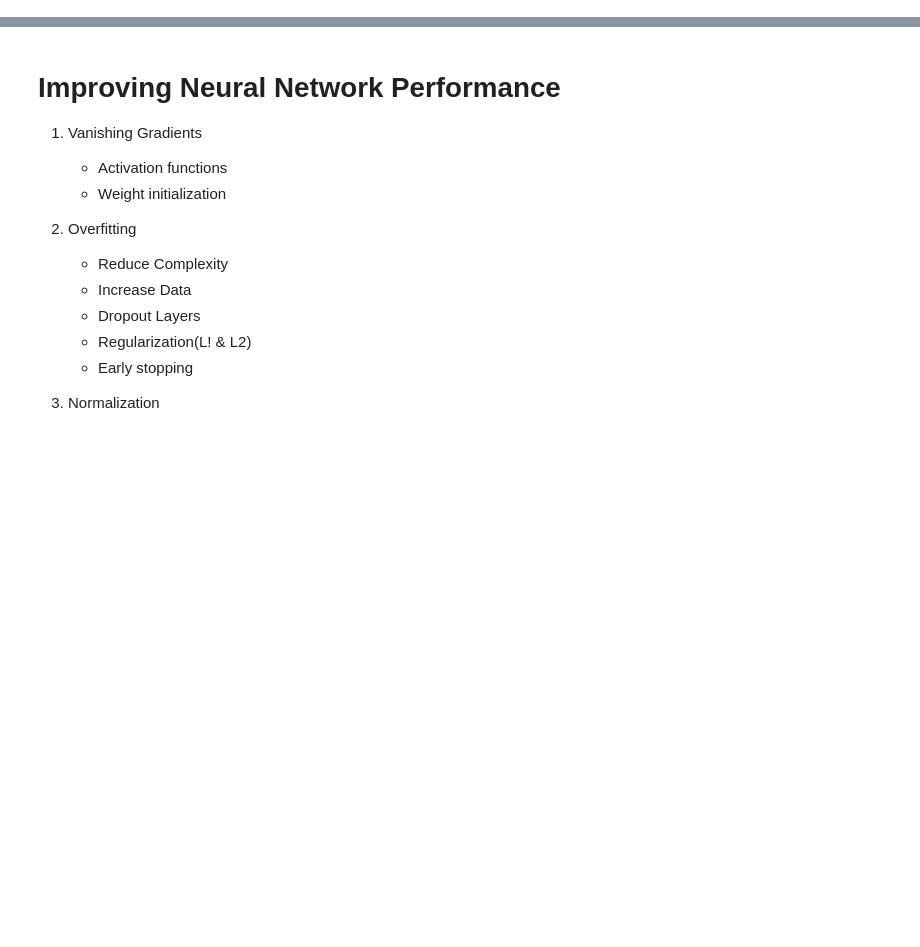
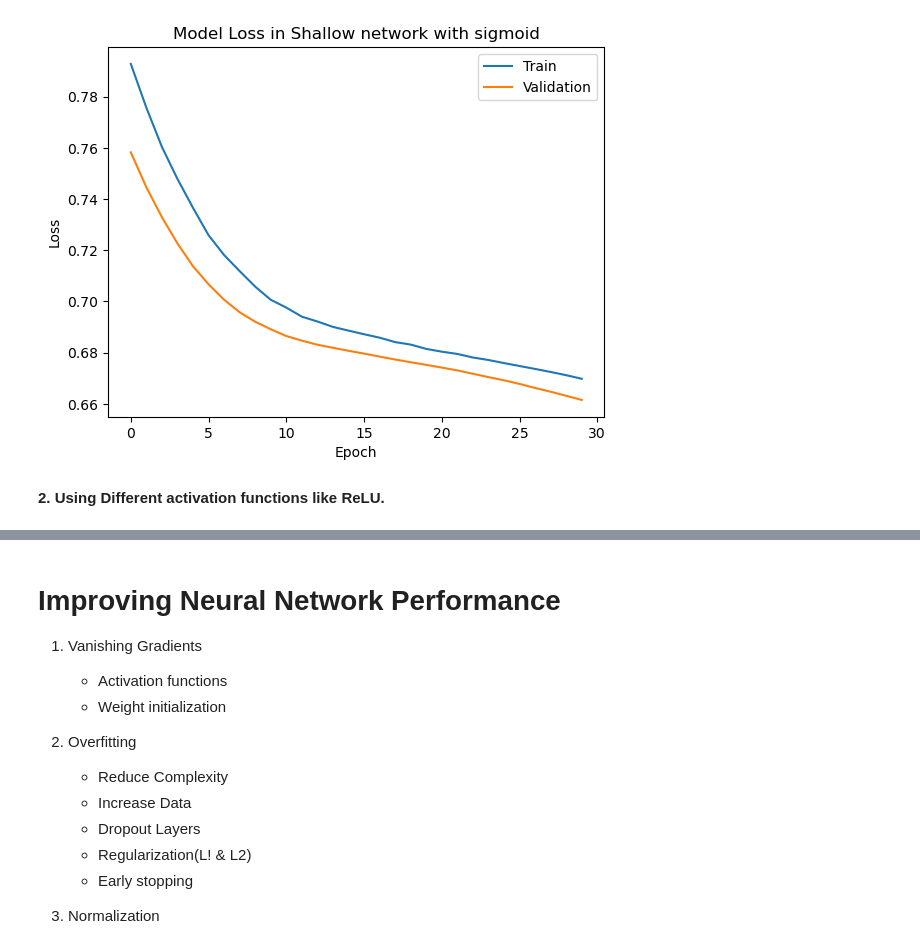
Before and after one commit to PrimEGameR123/DL, a Jupyter notebook: Improving_Neural_Network_Performance.ipynb, the cells around one changed output, grey strips where cells are left out. Cells and saved outputs as stored; diff of their text form; code cells hidden in the pictures; blank space fills up the shorter version.

```diff
--- a/Improving_Neural_Network_Performance.ipynb
+++ b/Improving_Neural_Network_Performance.ipynb
@@ -0,0 +337,8 @@
+# %%
+model3 = Sequential()
+model3.add(Dense(10,activation='sigmoid',input_dim=2))
+model3.add(Dense(10,activation='sigmoid'))
+model3.add(Dense(10,activation='sigmoid'))
+model3.add(Dense(1, activation='sigmoid'))
+
+model3.compile(loss='binary_crossentropy',optimizer='adam',metrics=['accuracy'])
@@ -0,0 +347,2 @@
+# %%
+history3 = model3.fit(X, y, epochs = 30, validation_split=0.2)
@@ -0,0 +369,12 @@
+# %%
+plt.plot(history3.history['loss'])
+plt.plot(history3.history['val_loss'])
+plt.title('Model Loss in Shallow network with sigmoid')
+plt.legend(['Train', 'Validation'])
+plt.ylabel('Loss')
+plt.xlabel('Epoch')
+plt.show()
+# %% [output]
+[figure, added]
+# %% [markdown]
+**2. Using Different activation functions like ReLU.**
```
Also changed, not shown: parts of 41 cells of this notebook.
